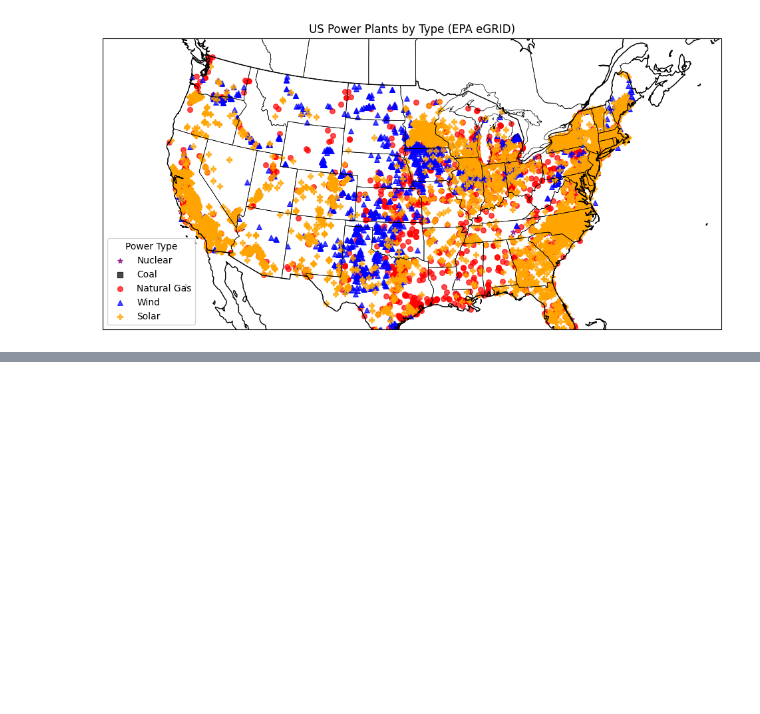
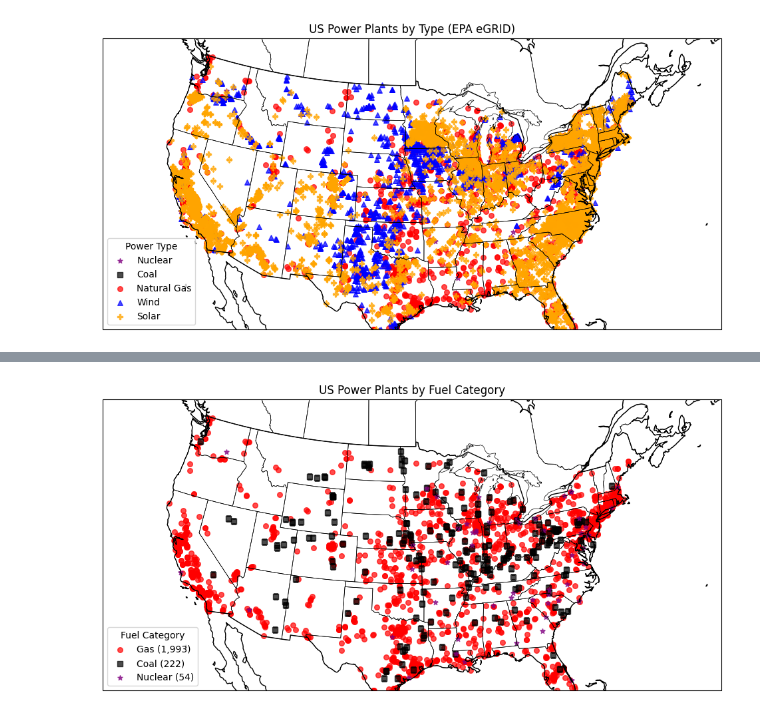
Before and after one commit to mattmartin14/dream_machine, a Jupyter notebook: sandbox/power and maps/scratchpad.ipynb, the cells around one changed output, grey strips where cells are left out. Cells and saved outputs as stored; diff of their text form; code cells hidden in the pictures; blank space fills up the shorter version.

```diff
--- a/sandbox/power and maps/scratchpad.ipynb
+++ b/sandbox/power and maps/scratchpad.ipynb
@@ -143,0 +224,69 @@ plt.show()
+# %%
+import duckdb
+cn = duckdb.connect("pp_grid_data.db")
+# %%
+import matplotlib.pyplot as plt
+import cartopy.crs as ccrs
+import cartopy.feature as cfeature
+
+# Query DuckDB for selected fuel categories
+selected_fuels = ["GAS",
+                  #"WIND",
+                  "COAL",
+                  "NUCLEAR",
+                  #"SOLAR",
+                  #"HYDRO",
+                  ]
+query = f"""
+    SELECT fuel_category, latitude, longitude
+    FROM pp_data
+    WHERE fuel_category IN ({', '.join([f'\'{f}\'' for f in selected_fuels])})
+      AND latitude IS NOT NULL AND longitude IS NOT NULL
+"""
+
+df = cn.sql(query).df()
+
+# Marker and color maps for each fuel category
+marker_map = {
+    "NUCLEAR": "*",
+    "COAL": "s",
+    "GAS": "o",
+    "WIND": "^",
+    "SOLAR": "P",
+    "HYDRO": "D"
+}
+
+color_map = {
+    "NUCLEAR": "purple",
+    "COAL": "black",
+    "GAS": "red",
+    "WIND": "blue",
+    "SOLAR": "orange",
+    "HYDRO": "cyan"
+}
+
+fig = plt.figure(figsize=(12, 8))
+ax = plt.axes(projection=ccrs.LambertConformal())
+ax.set_extent([-125, -66.5, 24, 50], crs=ccrs.Geodetic())
+ax.add_feature(cfeature.STATES, linewidth=0.5)
+ax.add_feature(cfeature.COASTLINE)
+ax.add_feature(cfeature.BORDERS)
+
+legend_labels = []
+for fuel in selected_fuels:
+    subset = df[df["fuel_category"] == fuel]
+    count = len(subset)
+    ax.scatter(subset["longitude"], subset["latitude"],
+               color=color_map[fuel],
+               marker=marker_map[fuel],
+               label=fuel.title(),
+               s=30,
+               alpha=0.7,
+               transform=ccrs.Geodetic())
+    legend_labels.append(f"{fuel.title()} ({count:,})")
+
+plt.legend(legend_labels, title="Fuel Category", loc="lower left")
+plt.title("US Power Plants by Fuel Category")
+plt.show()
+# %% [output]
+[figure, added]
```
Also changed, not shown: parts of 4 cells of this notebook, 2 other files.
